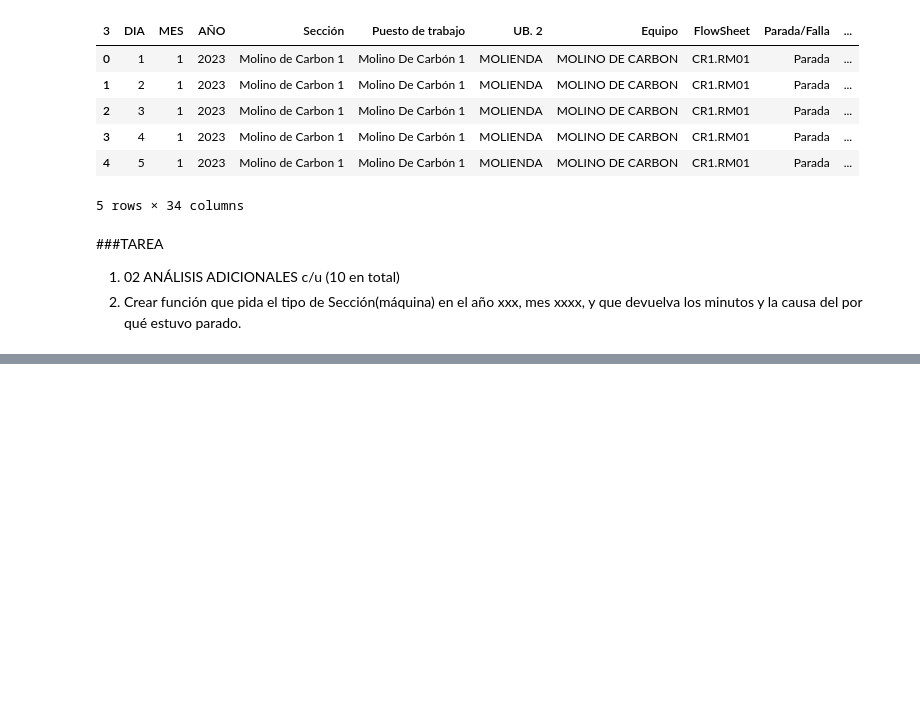
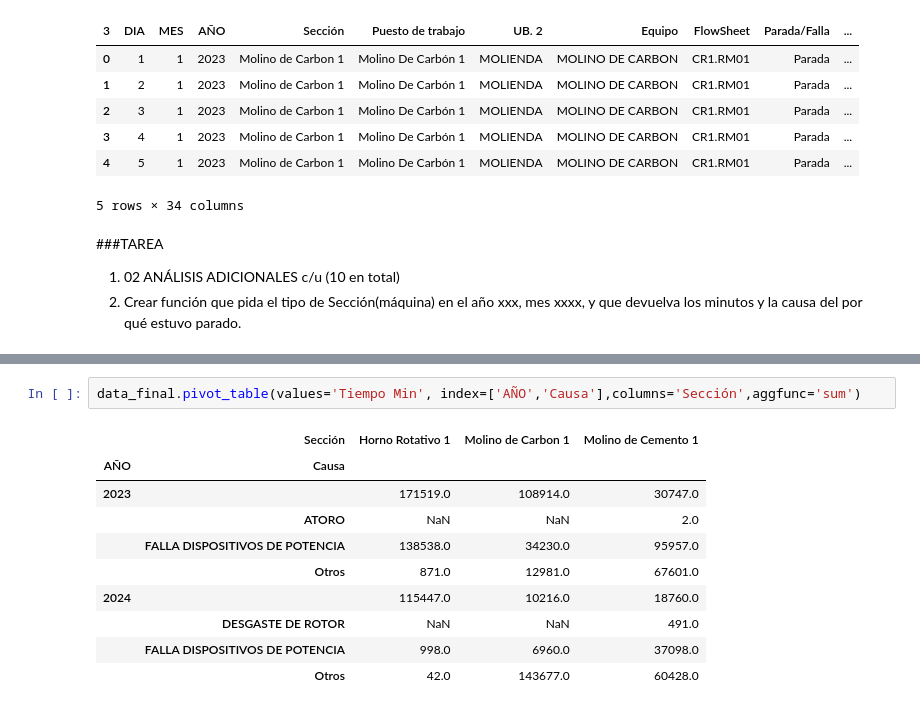
Before and after one commit to AndersonSamame/Clase-N-1-Pyhton, a Jupyter notebook: Código_Grupo_4__V_2_0_.ipynb, the cells around one changed output, grey strips where cells are left out. Cells and saved outputs as stored; diff of their text form; blank space fills up the shorter version.

```diff
--- a/Código_Grupo_4__V_2_0_.ipynb
+++ b/Código_Grupo_4__V_2_0_.ipynb
@@ -802,0 +814,13 @@ data_final.head()
+# %%
+data_final.pivot_table(values='Tiempo Min', index=['AÑO','Causa'],columns='Sección',aggfunc='sum')
+# %% [output]
+|  | Sección | Horno Rotativo 1 | Molino de Carbon 1 | Molino de Cemento 1 |
+| AÑO | Causa |  |  |  |
+| 2023 |  | 171519.0 | 108914.0 | 30747.0 |
+|  | ATORO | NaN | NaN | 2.0 |
+|  | FALLA DISPOSITIVOS DE POTENCIA | 138538.0 | 34230.0 | 95957.0 |
+|  | Otros | 871.0 | 12981.0 | 67601.0 |
+| 2024 |  | 115447.0 | 10216.0 | 18760.0 |
+|  | DESGASTE DE ROTOR | NaN | NaN | 491.0 |
+|  | FALLA DISPOSITIVOS DE POTENCIA | 998.0 | 6960.0 | 37098.0 |
+|  | Otros | 42.0 | 143677.0 | 60428.0 |
```
Also changed, not shown: parts of 6 cells of this notebook.
